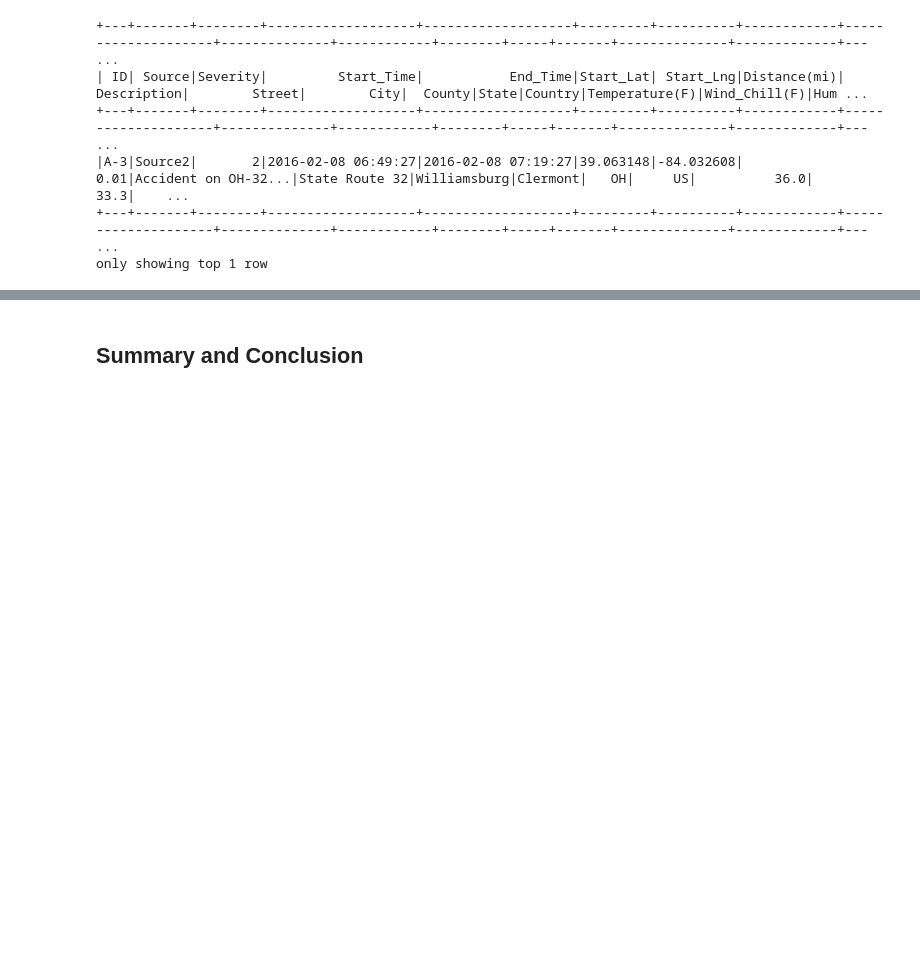
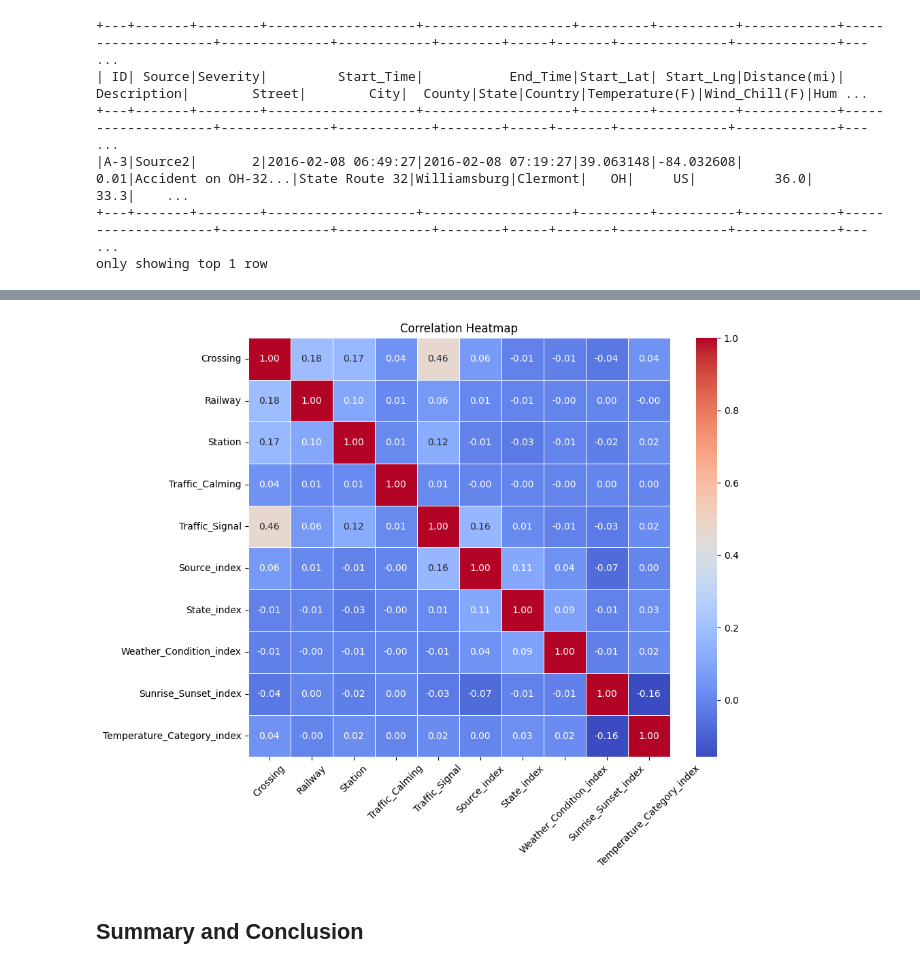
Before and after one commit to ahmedasad236/US-Accidents-Analysis, a Jupyter notebook: spark/EDA.ipynb, the cells around one changed output, grey strips where cells are left out. Saved outputs shown, nothing was run; the diff lists cells and outputs as text; code cells hidden in the pictures; blank space fills up the shorter version.

```diff
--- a/spark/EDA.ipynb
+++ b/spark/EDA.ipynb
@@ -708,0 +687,30 @@ correlation_matrix = new_df.select([corr(col1, col2).alias(col1 + '_' + col2)
+# %%
+from pyspark.ml.feature import StringIndexer, VectorAssembler
+from pyspark.ml import Pipeline
+from pyspark.ml.stat import Correlation
+
+# Assuming you have categorical and boolean columns that need to be encoded
+categorical_cols = ['Source', 'State', 'Weather_Condition', 'Sunrise_Sunset', 'Temperature_Category']
+
+boolean_cols = ['Crossing', 'Railway', 'Station', 'Traffic_Calming', 'Traffic_Signal']
+
+# Create stages for encoding categorical columns
+indexers = [StringIndexer(inputCol=col, outputCol=col+"_index", handleInvalid="keep") for col in categorical_cols]
+
+# Convert boolean columns to numerical representations
+# No need to apply StringIndexer, boolean columns are already numerical
+# Simply append "_index" to the column name
+numeric_cols = [col+"_index" if col in categorical_cols else col for col in boolean_cols + categorical_cols]
+
+# Assemble features into a single vector
+assembler = VectorAssembler(inputCols=numeric_cols, outputCol="features")
+
+# Create a pipeline
+pipeline = Pipeline(stages=indexers + [assembler])
+
+# Fit and transform the data
+pipeline_model = pipeline.fit(merged_df)
+transformed_df = pipeline_model.transform(merged_df)
+
+# Compute the correlation matrix
+correlation_matrix = Correlation.corr(transformed_df, "features").head()
@@ -709,3 +738,20 @@ correlation_matrix = new_df.select([corr(col1, col2).alias(col1 + '_' + col2)
+# %%
+import matplotlib.pyplot as plt
+import seaborn as sns
+
+# Extract the correlation matrix from the correlation_matrix object
+corr_matrix = correlation_matrix[0]
+
+# Plot heatmap
+plt.figure(figsize=(10, 8))
+sns.heatmap(corr_matrix.toArray(), annot=True, cmap='coolwarm', fmt=".2f", linewidths=.5,
+            xticklabels=numeric_cols, yticklabels=numeric_cols)
+plt.title('Correlation Heatmap')
+plt.xticks(rotation=45)
+plt.yticks(rotation=0)
+plt.show()
+# %% [output]
+[figure, added]
 # %% [markdown]
 ## Summary and Conclusion
 # %% [markdown]
```
Also changed, not shown: parts of 19 cells of this notebook.
